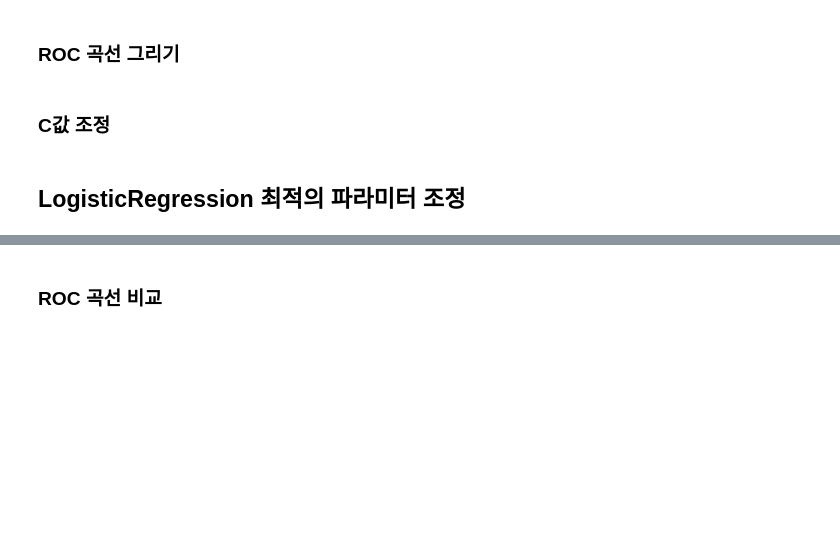
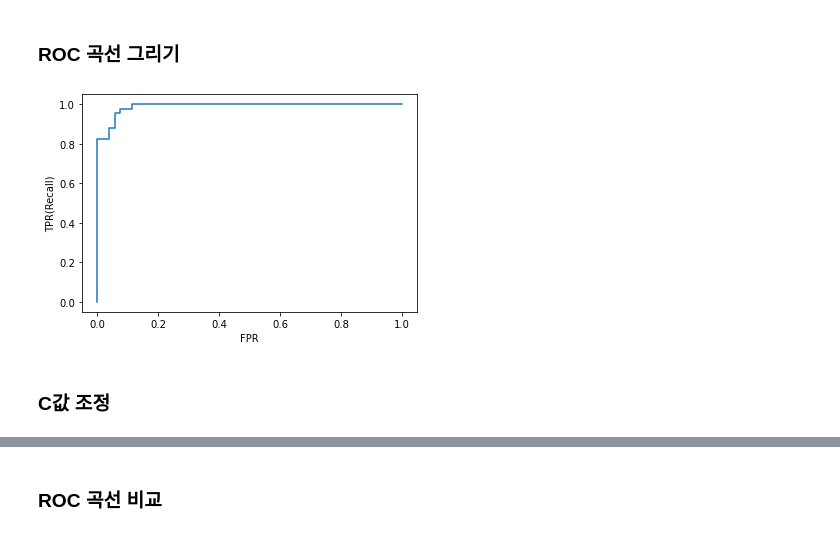
Before and after one commit to Lagom92/study-in-school, a Jupyter notebook: ML/0819_지도학습_모델평가_성능향상_노트2.ipynb, the cells around one changed output, grey strips where cells are left out. Drawn from its saved outputs; the diff is of its cells as text; code cells hidden in the pictures; blank space fills up the shorter version.

```diff
--- a/ML/0819_지도학습_모델평가_성능향상_노트2.ipynb
+++ b/ML/0819_지도학습_모델평가_성능향상_노트2.ipynb
@@ -282,5 +340,14 @@ weighted avg       0.94      0.94      0.94       143
 # %%
 from sklearn.metrics import roc_curve
 import matplotlib.pyplot as plt
+
+# 결정함수
+fpr, tpr, thresholds = roc_curve(y_test, model_lr.decision_function(X_test))
+plt.plot(fpr, tpr)
+plt.xlabel("FPR")
+plt.ylabel("TPR(Recall)")
+plt.show()
+# %% [output]
+[figure, added]
 # %% [markdown]
 ### C값 조정
@@ -289,2 +353,0 @@ c_val = 0.1
-# %% [markdown]
-## LogisticRegression 최적의 파라미터 조정
```
Also changed, not shown: parts of 16 cells of this notebook.
